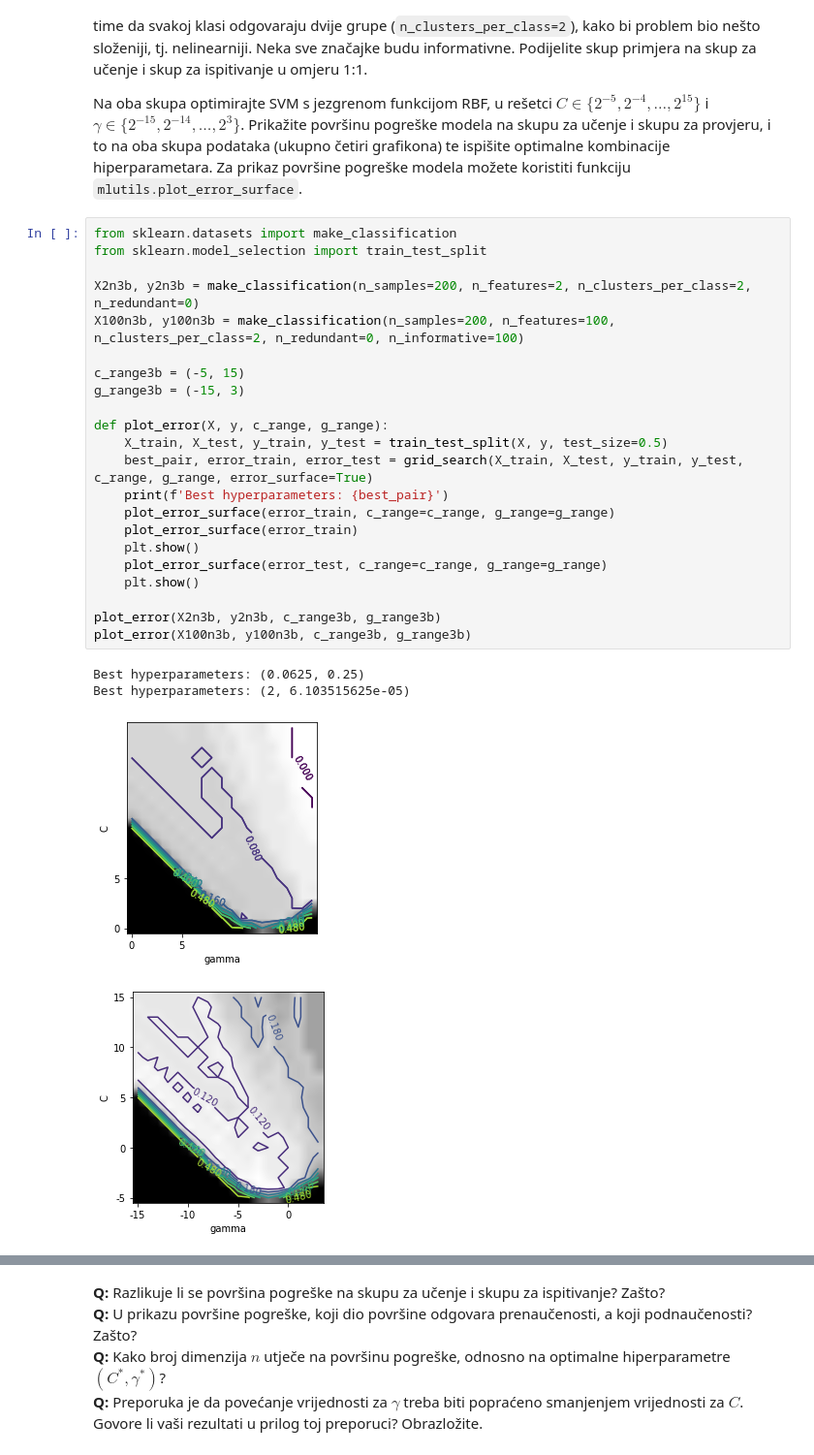
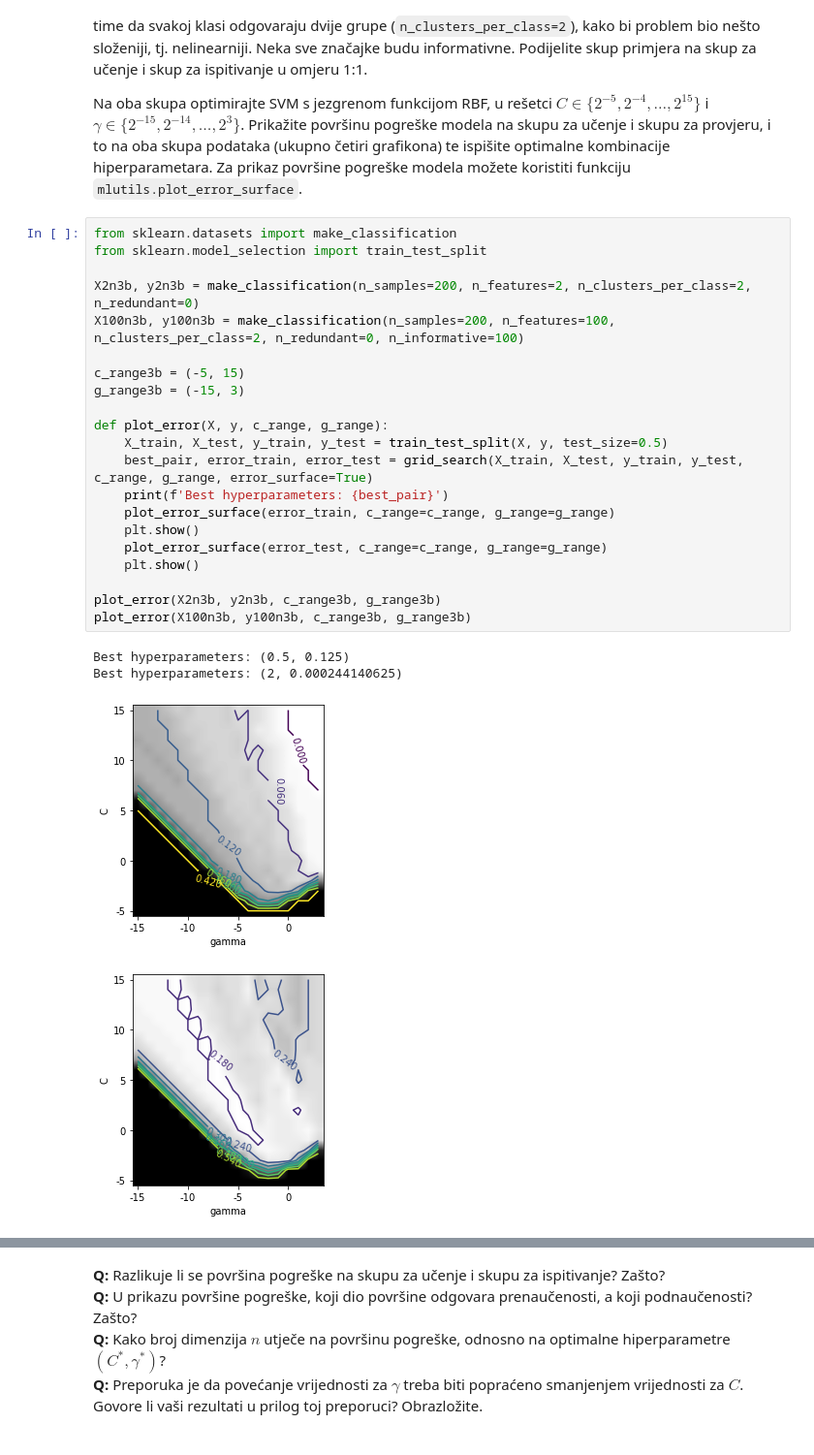
Before and after one commit to mateoim/su-lab-20-21, a Jupyter notebook: lab03/SU-2020-LAB03-0036509386.ipynb, the cells around one changed output, grey strips where cells are left out. Shown at 97% size. Cells and saved outputs as stored; diff of their text form.

Commit message:
Fix graph in task 3b

```diff
--- a/lab03/SU-2020-LAB03-0036509386.ipynb
+++ b/lab03/SU-2020-LAB03-0036509386.ipynb
@@ -281,27 +281,26 @@ Na oba skupa optimirajte SVM s jezgrenom funkcijom RBF, u rešetci $C\in\{2^{-5}
 # %%
 from sklearn.datasets import make_classification
 from sklearn.model_selection import train_test_split
 
 X2n3b, y2n3b = make_classification(n_samples=200, n_features=2, n_clusters_per_class=2, n_redundant=0)
 X100n3b, y100n3b = make_classification(n_samples=200, n_features=100, n_clusters_per_class=2, n_redundant=0, n_informative=100)
 
 c_range3b = (-5, 15)
 g_range3b = (-15, 3)
 
 def plot_error(X, y, c_range, g_range):
     X_train, X_test, y_train, y_test = train_test_split(X, y, test_size=0.5)
     best_pair, error_train, error_test = grid_search(X_train, X_test, y_train, y_test, c_range, g_range, error_surface=True)
     print(f'Best hyperparameters: {best_pair}')
     plot_error_surface(error_train, c_range=c_range, g_range=g_range)
-    plot_error_surface(error_train)
     plt.show()
     plot_error_surface(error_test, c_range=c_range, g_range=g_range)
     plt.show()
 
 plot_error(X2n3b, y2n3b, c_range3b, g_range3b)
 plot_error(X100n3b, y100n3b, c_range3b, g_range3b)
 # %% [output]
-Best hyperparameters: (0.0625, 0.25)
-Best hyperparameters: (2, 6.103515625e-05)
+Best hyperparameters: (0.5, 0.125)
+Best hyperparameters: (2, 0.000244140625)
-[figure, old version]
+[figure, new version]
-[figure, old version]
+[figure, new version]
```
Also changed, not shown: parts of 4 cells of this notebook.
